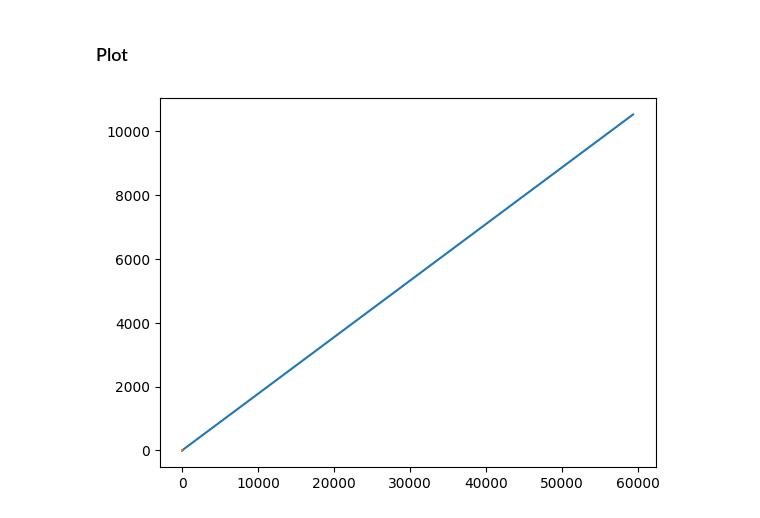
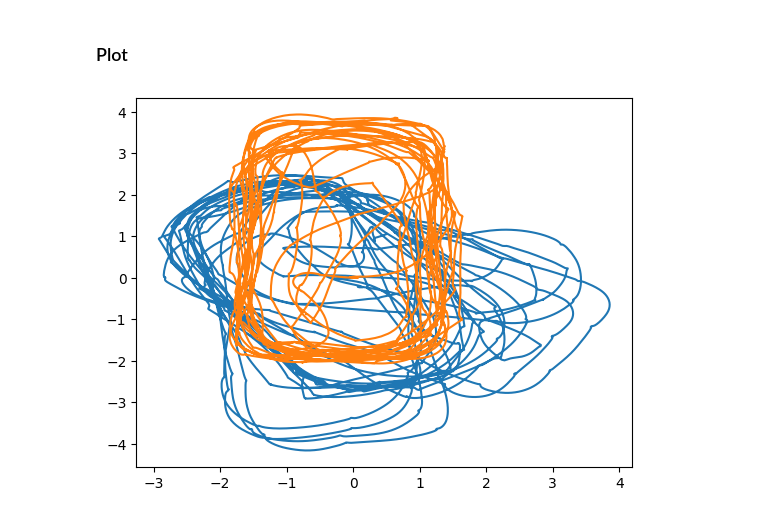
Before and after one commit to iandlg/HybridZuptIns, a Jupyter notebook: src/plotting/smooth_zupt_ins.ipynb, the cells around one changed output. Cells and saved outputs as stored; diff of their text form; code cells hidden in the pictures.

```diff
--- a/src/plotting/smooth_zupt_ins.ipynb
+++ b/src/plotting/smooth_zupt_ins.ipynb
@@ -31,9 +31,9 @@ zupt, ins_traj = smoothed_zupt_aided_ins(inertial, simdata)
 # %%
 import matplotlib.pyplot as plt
 
 plt.figure()
-plt.plot(ins_traj.pos[0,:], ins_traj.pos[1,:])
-plt.plot(gt_traj.pos[0,:], gt_traj.pos[1,:])
+plt.plot(ins_traj.pos[0,:-1], ins_traj.pos[1,:-1])
+plt.plot(gt_traj.pos[0,:-1], gt_traj.pos[1,:-1])
 plt.show()
 # %% [output]
-[figure, old version]
+[figure, new version]
```
Also changed, not shown: 1 other file.
